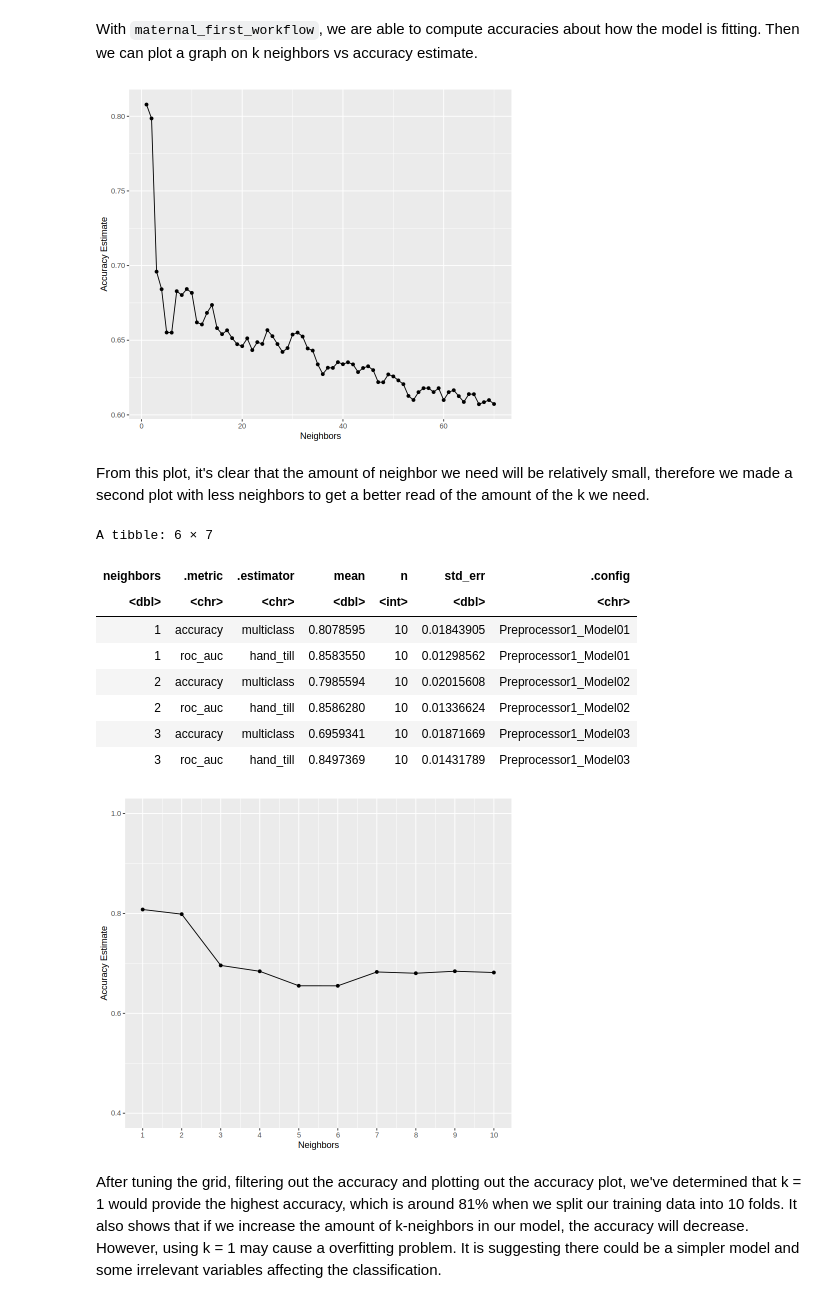
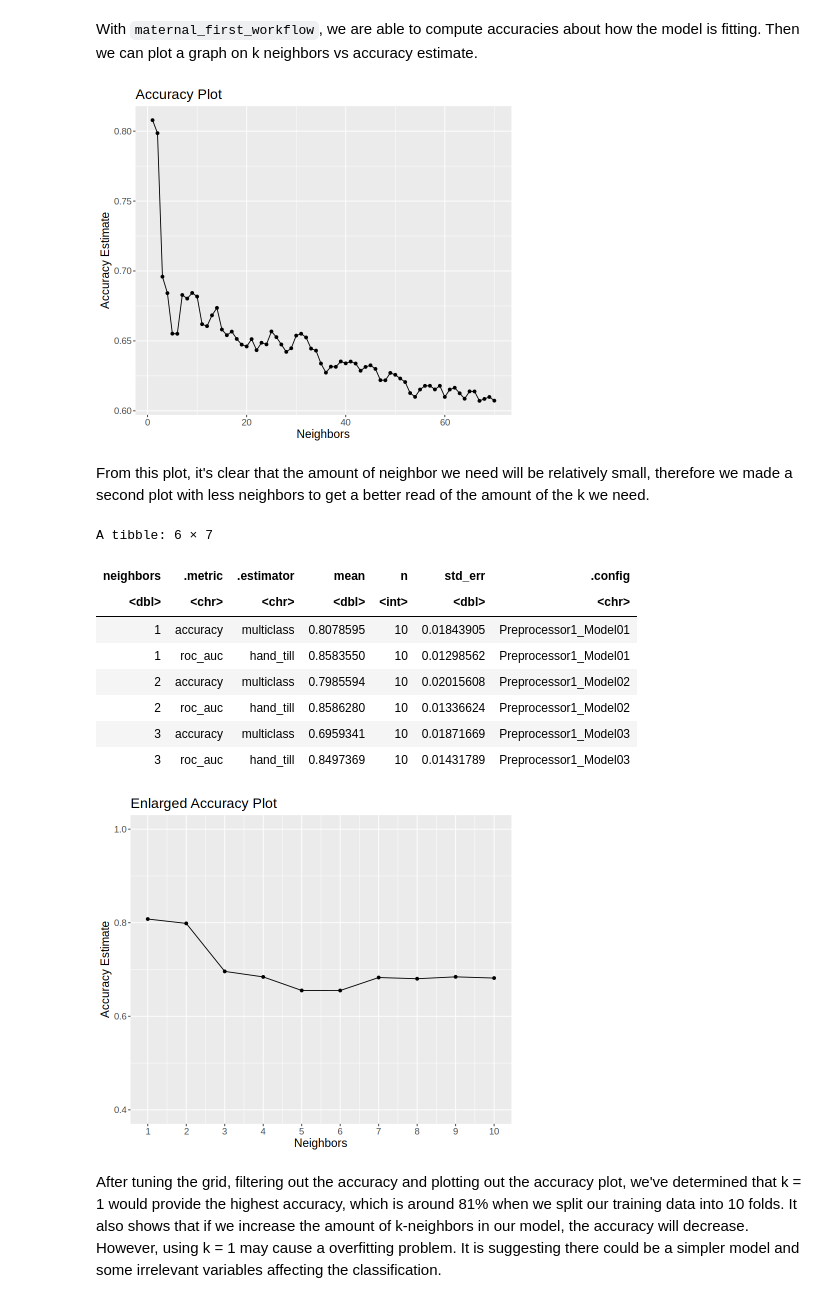
Before and after one commit to Julianazhu26/DSCI100-Group-Project, a Jupyter notebook: Group Proposal (1) (1) (1) (2) (1).ipynb, the cells around one changed output. Saved outputs shown, nothing was run; the diff lists cells and outputs as text; code cells hidden in the pictures.

```diff
--- a/Group Proposal (1) (1) (1) (2) (1).ipynb
+++ b/Group Proposal (1) (1) (1) (2) (1).ipynb
@@ -265,7 +265,7 @@ To find the optimal k, we first set up a recipe with training data. The predicto
 maternal_recipe <- recipe(Risk_Level ~.,
                           data = maternal_train) |>
                    step_scale(all_predictors()) |>
-                   step_center(all_predictors()) |>
+                   step_center(all_predictors())
 maternal_recipe
 # %% [output]
 Recipe
@@ -330,17 +328,19 @@ With `maternal_first_workflow`, we are able to compute accuracies about how the
 # %%
 # getting only the accuracies
 options(repr.plot.width = 7, repr.plot.height = 6)
 accuracies <- maternal_first_workflow |>
              filter(.metric == "accuracy")
 
 # accuracy plot
 accuracy_plot <- ggplot(accuracies, aes(x = neighbors, y = mean)) +
                 geom_point() +
                 geom_line() +
-                labs(x = "Neighbors", y = "Accuracy Estimate")
+                labs(x = "Neighbors", y = "Accuracy Estimate") +
+                ggtitle("Accuracy Plot") +
+                theme(text = element_text(size = 14))
 accuracy_plot
 # %% [output]
-[figure, old version]
+[figure, new version]
 # %% [markdown]
 From this plot, it's clear that the amount of neighbor we need will be relatively small, therefore we made a second plot with less neighbors to get a better read of the amount of the k we need.
 # %%
@@ -366,7 +366,9 @@ accuracy_plot_2 <- ggplot(accuracy, aes(x = neighbors, y = mean)) +
                 geom_line() +
                 labs(x = "Neighbors", y = "Accuracy Estimate") +
                 scale_x_continuous(breaks = seq(0, 14, by = 1)) +
-                scale_y_continuous(limits = c(0.4, 1.0))
+                scale_y_continuous(limits = c(0.4, 1.0)) +
+                ggtitle("Enlarged Accuracy Plot") +
+                theme(text = element_text(size = 14))
 accuracy_plot_2
 # %% [output]
 A tibble: 6 × 7
@@ -378,7 +380,7 @@ A tibble: 6 × 7
 | 2 | roc_auc | hand_till | 0.8586280 | 10 | 0.01336624 | Preprocessor1_Model02 |
 | 3 | accuracy | multiclass | 0.6959341 | 10 | 0.01871669 | Preprocessor1_Model03 |
 | 3 | roc_auc | hand_till | 0.8497369 | 10 | 0.01431789 | Preprocessor1_Model03 |
-[figure, old version]
+[figure, new version]
 # %% [markdown]
 After tuning the grid, filtering out the accuracy and plotting out the accuracy plot, we've determined that k = 1 would provide the highest accuracy, which is around 81% when we split our training data into 10 folds. It also shows that if we increase the amount of k-neighbors in our model, the accuracy will decrease. However, using k = 1 may cause a overfitting problem. It is suggesting there could be a simpler model and some irrelevant variables affecting the classification.
 # %% [markdown]
```
Also changed, not shown: parts of 4 cells of this notebook.
